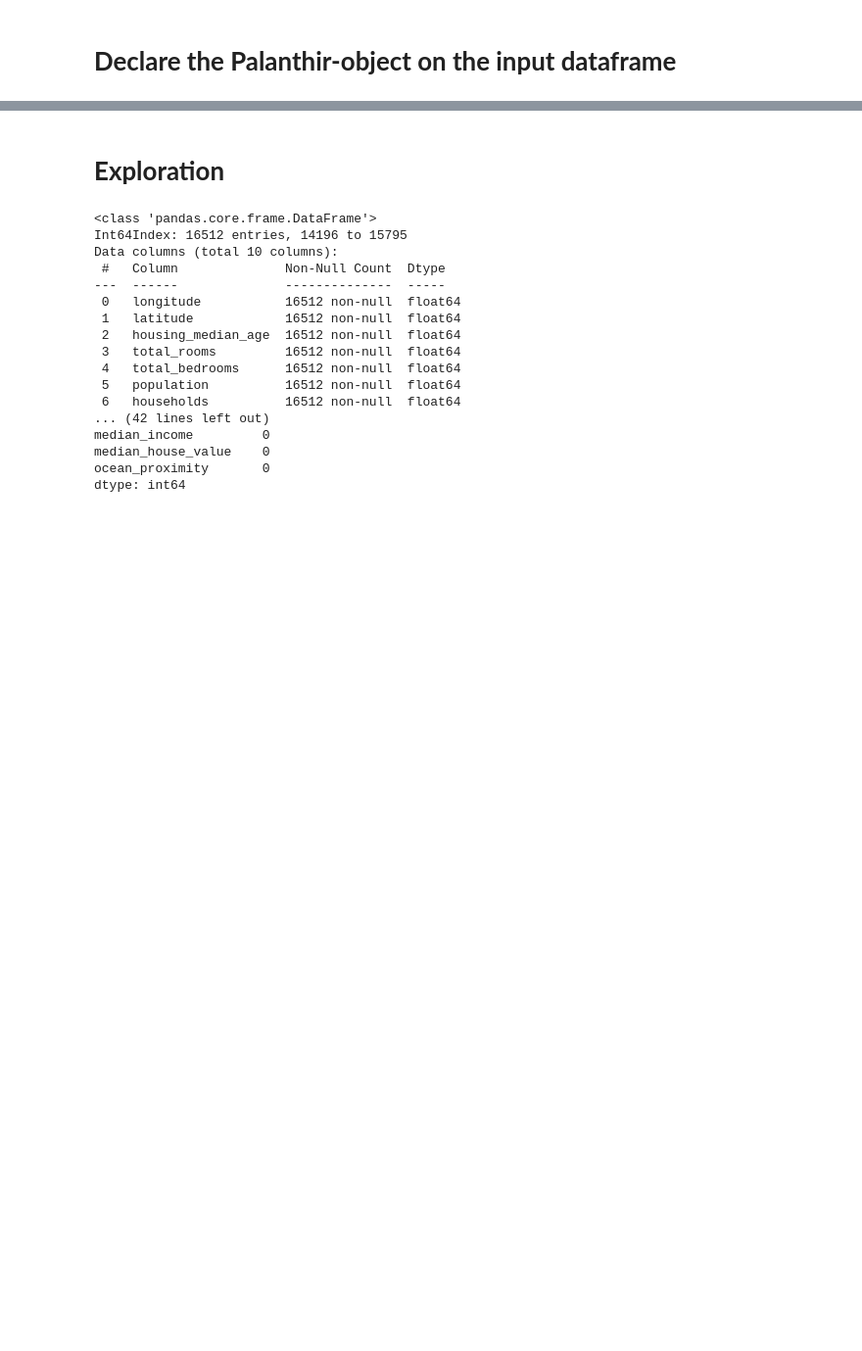
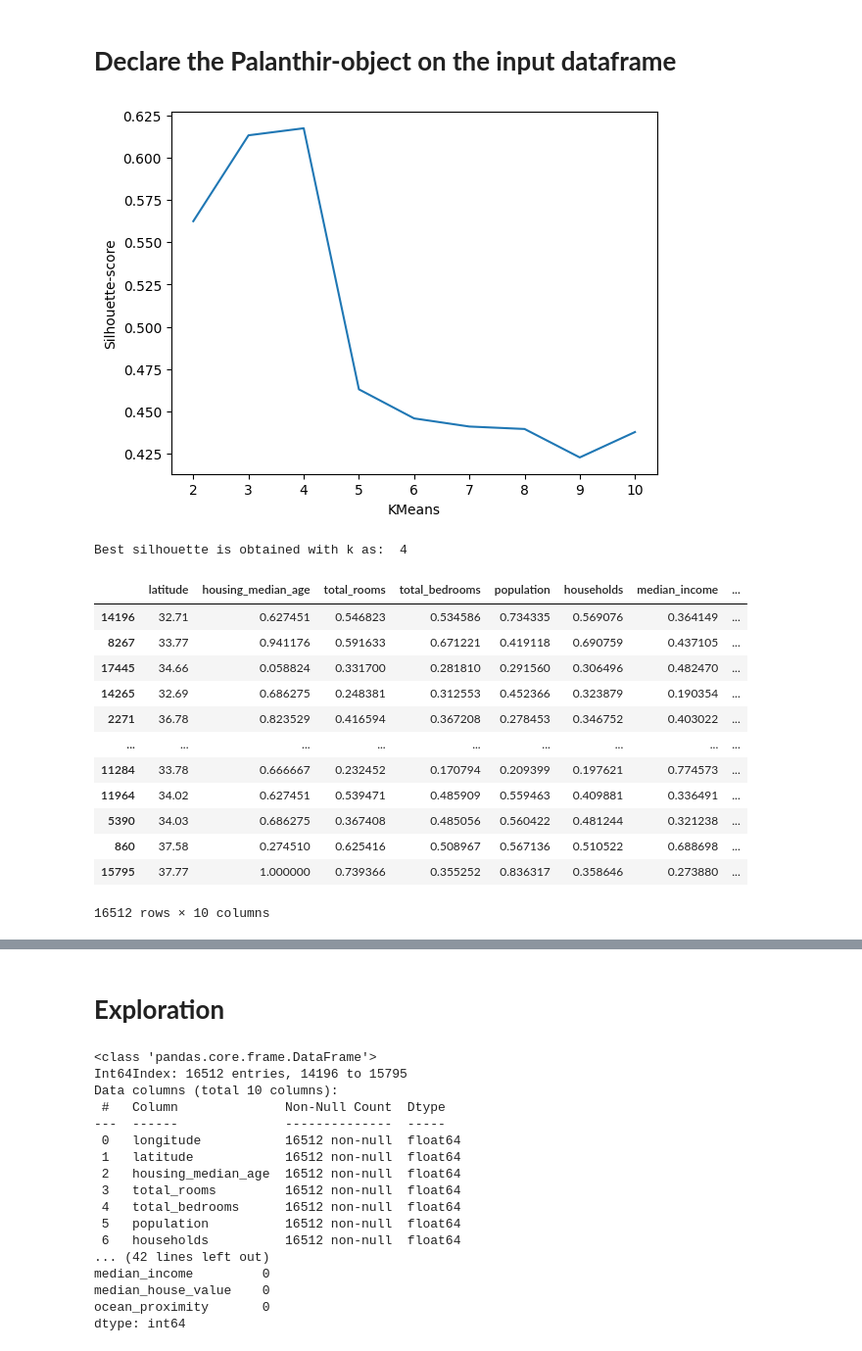
Before and after one commit to B0llemis/MLcode, a Jupyter notebook: Palanthir Experiment.ipynb, the cells around one changed output, grey strips where cells are left out. Shown: that part at 98% size. Drawn from its saved outputs; the diff is of its cells as text; code cells hidden in the pictures; blank space fills up the shorter version.

Commit message:
drop_features transformer added

```diff
--- a/Palanthir Experiment.ipynb
+++ b/Palanthir Experiment.ipynb
@@ -217,7 +217,7 @@ class Palanthir(object):
             fitted_pipeline = pipeline.fit(self.input_data)
         ## Alternatively use the train-test split of the Palanthir:
         else:
-            dataset = self.input_data.iloc[pal.test_index]
+            dataset = self.input_data.iloc[self.test_index]
             fitted_pipeline = pipeline.fit(self.input_data.iloc[self.train_index])
         self.transformed_test = fitted_pipeline.set_output(transform='pandas').transform(dataset)
         return self
@@ -352,6 +352,35 @@ class Palanthir(object):
 
 ## Dataset Engineering commands (to be developed)
 
+    def drop_features(self, features_to_drop, store=True):
+        from sklearn.base import BaseEstimator,TransformerMixin
+
+        ## Create Custom Transformer for dropping features
+        class ColumnDropper(BaseEstimator,TransformerMixin):
+            def __init__(self,features):
+                self.features = features
+
+            def fit(self,X,y=None):
+                return self
+
+            def transform(self,X,y=None):
+                X = pd.DataFrame(X).copy()
+                return X.drop(columns=self.features)
+
+            def get_feature_names_out(self):
+                pass
+
+        dataset = self.output
+        features_to_drop = features_to_drop if type(features_to_drop) == list else [features_to_drop]
+        transformer = ColumnDropper(features=features_to_drop)
+        fitted_transformer = transformer.fit(dataset)
+        transformed_data = fitted_transformer.transform(dataset)
+        if store:
+            self.output = transformed_data
+            self.update_attributes()
+            self.update_trans_history(step=f"Dropped features {features_to_drop}",snapshot=self.output,transformer=transformer,cols=None)
+        return self
+
     def PCA(self, n_components=0.80, store=True):
         from sklearn.decomposition import PCA
         dataset = self.output
@@ -389,6 +418,7 @@ class Palanthir(object):
                 return self
 
             def transform(self, X, y=None):
+                X = pd.DataFrame(X).copy()
                 X_trans = self.estimator.predict(X)
                 X['cluster'] = X_trans
                 return X
@@ -443,3 +473,22 @@ pal = Palanthir(df,
                 target_feature='ocean_proximity',
                 init_test_size=0.2
 )
+# %%
+pal.drop_features(['longitude']).remove_outliers().fill_nulls().scale(exclude_features=['latitude'],strategy="MinMax").encode_order().cluster()
+pal.output
+# %% [output]
+[figure, added]
+Best silhouette is obtained with k as:  4
+|  | latitude | housing_median_age | total_rooms | total_bedrooms | population | households | median_income | ... |
+| 14196 | 32.71 | 0.627451 | 0.546823 | 0.534586 | 0.734335 | 0.569076 | 0.364149 | ... |
+| 8267 | 33.77 | 0.941176 | 0.591633 | 0.671221 | 0.419118 | 0.690759 | 0.437105 | ... |
+| 17445 | 34.66 | 0.058824 | 0.331700 | 0.281810 | 0.291560 | 0.306496 | 0.482470 | ... |
+| 14265 | 32.69 | 0.686275 | 0.248381 | 0.312553 | 0.452366 | 0.323879 | 0.190354 | ... |
+| 2271 | 36.78 | 0.823529 | 0.416594 | 0.367208 | 0.278453 | 0.346752 | 0.403022 | ... |
+| ... | ... | ... | ... | ... | ... | ... | ... | ... |
+| 11284 | 33.78 | 0.666667 | 0.232452 | 0.170794 | 0.209399 | 0.197621 | 0.774573 | ... |
+| 11964 | 34.02 | 0.627451 | 0.539471 | 0.485909 | 0.559463 | 0.409881 | 0.336491 | ... |
+| 5390 | 34.03 | 0.686275 | 0.367408 | 0.485056 | 0.560422 | 0.481244 | 0.321238 | ... |
+| 860 | 37.58 | 0.274510 | 0.625416 | 0.508967 | 0.567136 | 0.510522 | 0.688698 | ... |
+| 15795 | 37.77 | 1.000000 | 0.739366 | 0.355252 | 0.836317 | 0.358646 | 0.273880 | ... |
+16512 rows × 10 columns
```
Also changed, not shown: parts of 5 cells of this notebook, 1 other file.
